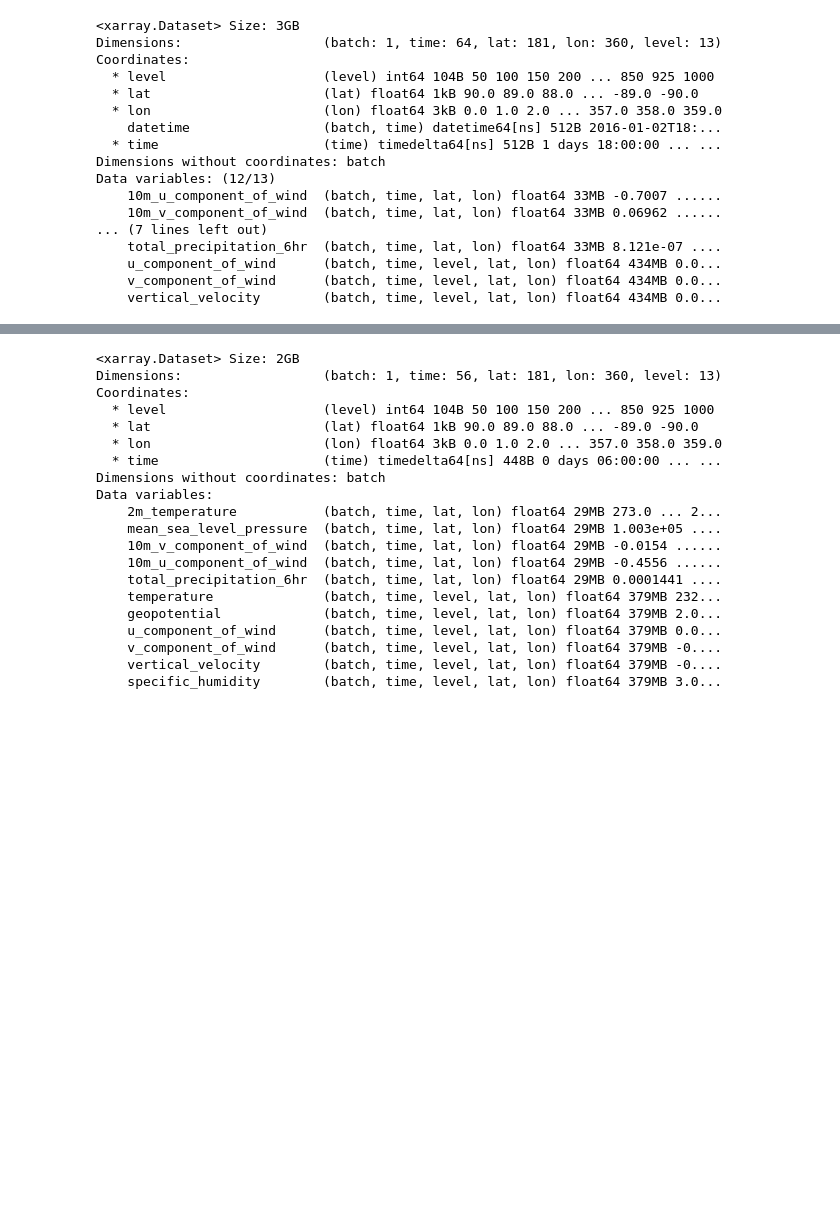
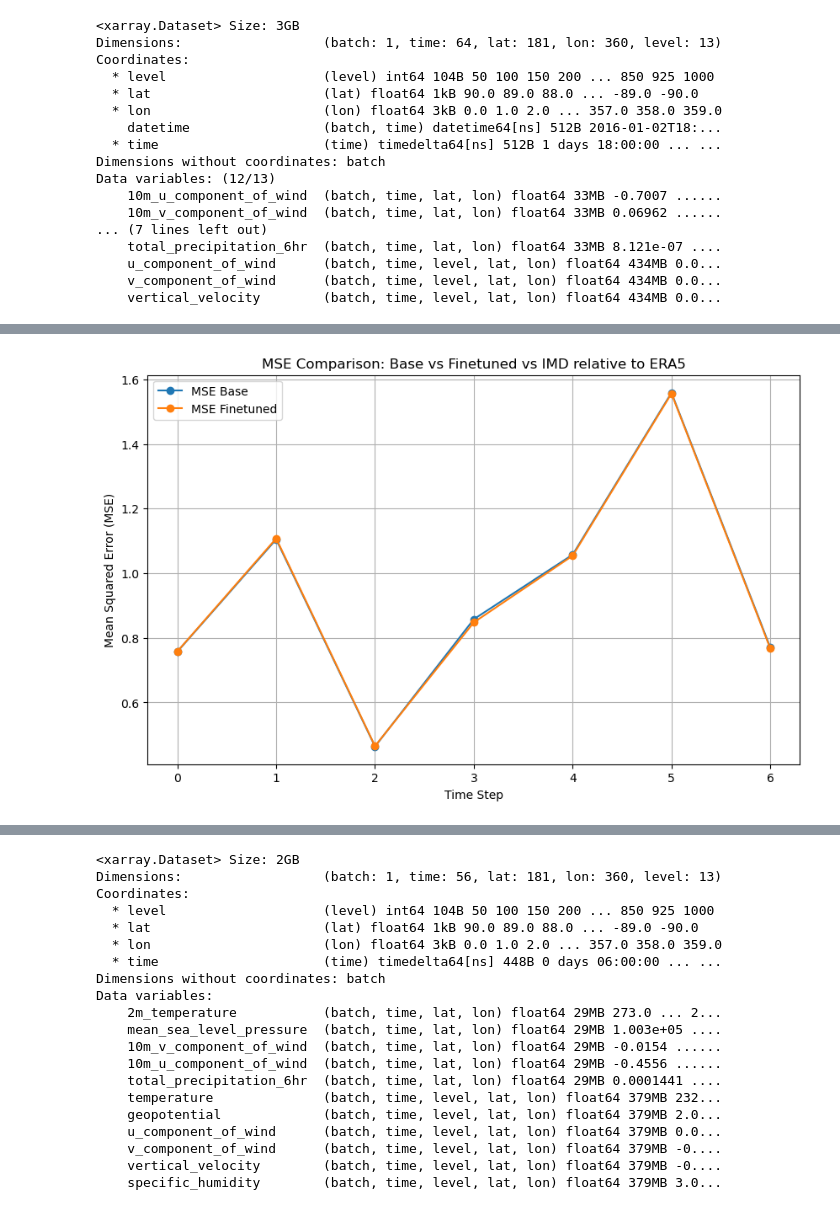
Before and after one commit to SaptarishiD/graphcast, a Jupyter notebook: local_files/finetune_vs_base.ipynb, the cells around one changed output, grey strips where cells are left out. Saved outputs shown, nothing was run; the diff lists cells and outputs as text; code cells hidden in the pictures; blank space fills up the shorter version.

Commit message:
eval more finetuned

```diff
--- a/local_files/finetune_vs_base.ipynb
+++ b/local_files/finetune_vs_base.ipynb
@@ -461,6 +461,8 @@ else:
 
     eval_trial_batch = select_time_eval.load()
 
+    select_time_evals = [arco1.isel(time=slice(i*4, 71)) for i in range(7)]
+
     print(f"Eval batch first time: {eval_trial_batch.time.values}")
     # training_trial_batch = select_time.load()
 
@@ -573,3 +595,10 @@ Data variables: (12/13)
     u_component_of_wind      (batch, time, level, lat, lon) float64 434MB 0.0...
     v_component_of_wind      (batch, time, level, lat, lon) float64 434MB 0.0...
     vertical_velocity        (batch, time, level, lat, lon) float64 434MB 0.0...
+# %%
+
+new_params_path = "/Datastorage/saptarishi.dhanuka_asp25/gc_weights/graphcast_1_13_orig_copy.npz"
+
+f = open(new_params_path, "rb")
+new_ckpt = checkpoint.load(f, graphcast.CheckPoint)
+new_params = new_ckpt.params
@@ -575,0 +690,3 @@ Data variables: (12/13)
+# %%
+predictions_old = xr.open_dataset(f"/Datastorage/saptarishi.dhanuka_asp25/predictions_dir/predictions_old_india2015_jan20161.nc")
+predictions_old
@@ -575,0 +714,69 @@ Data variables: (12/13)
+# %%
+for i in range(7):
+    predictions_old = xr.open_dataset(f"/Datastorage/saptarishi.dhanuka_asp25/predictions_dir/predictions_old_india2015_jan2016{i}.nc")
+    predictions_finetuned = xr.open_dataset(f"/Datastorage/saptarishi.dhanuka_asp25/predictions_dir/predictions_finetuned_india2015_full_jan2016{i}.nc")
+    eval_inputs, eval_targets, eval_forcings = data_utils.extract_inputs_targets_forcings(
+    select_time_evals[i].load(), target_lead_times=slice("6h", "168h"),
+    **dataclasses.asdict(task_config))
+
+    variable_name = '2m_temperature'
+
+    temperature_pred_old = predictions_old[variable_name]
+    temperature_pred_finetuned = predictions_finetuned[variable_name]
+    temperature_targets = eval_targets[variable_name]
+
+    # Plot differences with ground truth for each time step
+    differences_finetuned = []
+    differences_base = []
+    differences_era5_imd = []
+    for time_step in tqdm(range(7)):
+        differences_finetuned.append(plot_difference_with_targets_fine(time_step))
+        differences_base.append(plot_difference_with_targets_base(time_step))
+        # differences_era5_imd.append(plot_diff_imd_era5(time_step))
+
+    # print(differences_finetuned)
+    # print(differences_base)
+
+
+    def compute_mse(predictions, targets):
+        return ((predictions - targets) ** 2).mean()
+
+    def compute_mse_diffs(diff):
+        return (diff ** 2).mean(dim=["lat", "lon"]).values
+
+    # Compute the MSE for each time step and aggregate
+    mse_finetuned = []
+    mse_base = []
+    mse_imd_era5 = []
+    for i in tqdm(range(len(differences_finetuned))):
+        mse_diff_finetuned = compute_mse_diffs(differences_finetuned[i])
+        mse_diff_base = compute_mse_diffs(differences_base[i])
+        # mse_diff_imd_era5 = compute_mse_diffs(differences_era5_imd[i])
+
+        mse_finetuned.append(mse_diff_finetuned)
+        mse_base.append(mse_diff_base)
+
+        # print(mse_base)
+        # print(mse_finetuned)
+
+
+
+
+    # Plot the line chart
+    plt.figure(figsize=(10, 6))
+    plt.plot(list(range(7)), mse_base, label='MSE Base', marker='o')
+    plt.plot(list(range(7)), mse_finetuned, label='MSE Finetuned', marker='o')
+    # plt.plot(time_steps, mse_imd_era5, label='MSE IMD ERA5', marker='x')
+
+    # Add labels, title, and legend
+    plt.xlabel('Time Step')
+    plt.ylabel('Mean Squared Error (MSE)')
+    plt.title('MSE Comparison: Base vs Finetuned vs IMD relative to ERA5')
+    plt.legend()
+    plt.grid(True)
+
+    # Show the plot
+    plt.show()
+    plt.clf()
+# %% [output]
+[figure, added]
```
Also changed, not shown: parts of 10 cells of this notebook.
